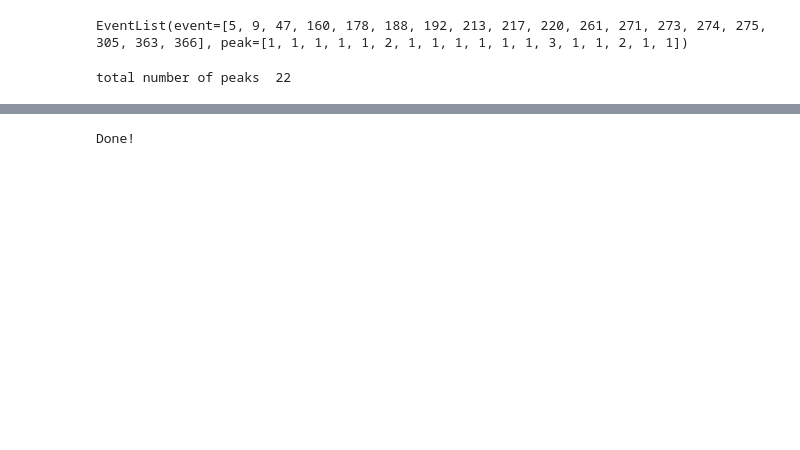
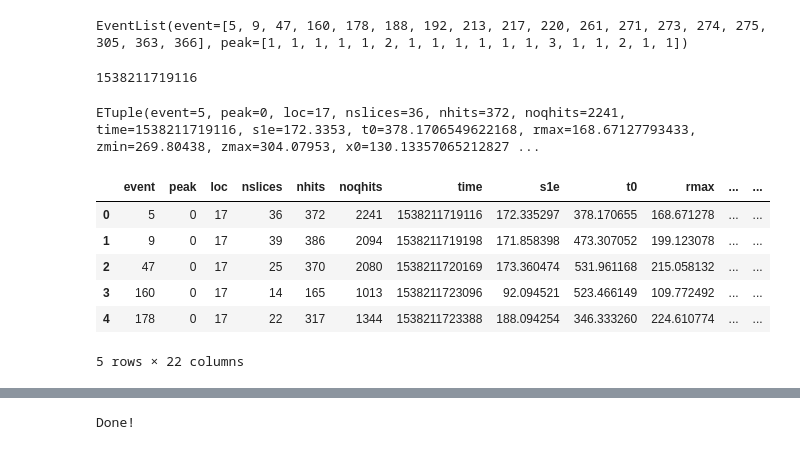
Before and after one commit to jahernando/CsThNB, a Jupyter notebook: JAH/pmaps_table_fast_example.ipynb, the cells around one changed output, grey strips where cells are left out. Cells and saved outputs as stored; diff of their text form; code cells hidden in the pictures; blank space fills up the shorter version.

```diff
--- a/JAH/pmaps_table_fast_example.ipynb
+++ b/JAH/pmaps_table_fast_example.ipynb
@@ -101,0 +118,5 @@ EventList(event=[5, 9, 47, 160, 178, 188, 192, 213, 217, 220, 261, 271, 273, 274
+# %%
+time, s1e, t0  = hppmap.event_s1_info(s1[tsel], runinfo[rsel], evt)
+print(time)
+# %% [output]
+1538211719116
@@ -102,4 +139,15 @@ EventList(event=[5, 9, 47, 160, 178, 188, 192, 213, 217, 220, 261, 271, 273, 274
+# %%
+esum
+# %% [output]
+ETuple(event=5, peak=0, loc=17, nslices=36, nhits=372, noqhits=2241, time=1538211719116, s1e=172.3353, t0=378.1706549622168, rmax=168.67127793433, zmin=269.80438, zmax=304.07953, x0=130.13357065212827 ...
 # %%
-edf = hppmap.event_table_fast(pmaps, sipms_xs, sipms_ys, calibrate)
+edf = hppmap.events_summary(pmaps, runinfo, loc, sipms_xs, sipms_ys, calibrate)
+edf.head()
 # %% [output]
+|  | event | peak | loc | nslices | nhits | noqhits | time | s1e | t0 | rmax | ... | ... |
+| 0 | 5 | 0 | 17 | 36 | 372 | 2241 | 1538211719116 | 172.335297 | 378.170655 | 168.671278 | ... | ... |
+| 1 | 9 | 0 | 17 | 39 | 386 | 2094 | 1538211719198 | 171.858398 | 473.307052 | 199.123078 | ... | ... |
+| 2 | 47 | 0 | 17 | 25 | 370 | 2080 | 1538211720169 | 173.360474 | 531.961168 | 215.058132 | ... | ... |
+| 3 | 160 | 0 | 17 | 14 | 165 | 1013 | 1538211723096 | 92.094521 | 523.466149 | 109.772492 | ... | ... |
+| 4 | 178 | 0 | 17 | 22 | 317 | 1344 | 1538211723388 | 188.094254 | 346.333260 | 224.610774 | ... | ... |
-total number of peaks  22
+5 rows × 22 columns
```
Also changed, not shown: parts of 21 cells of this notebook.
